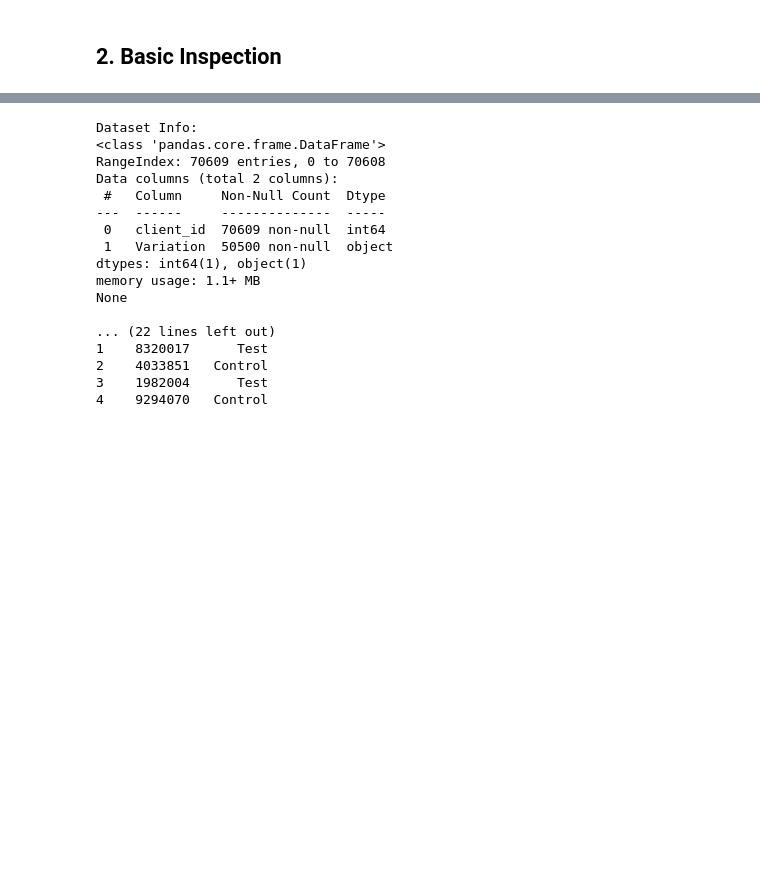
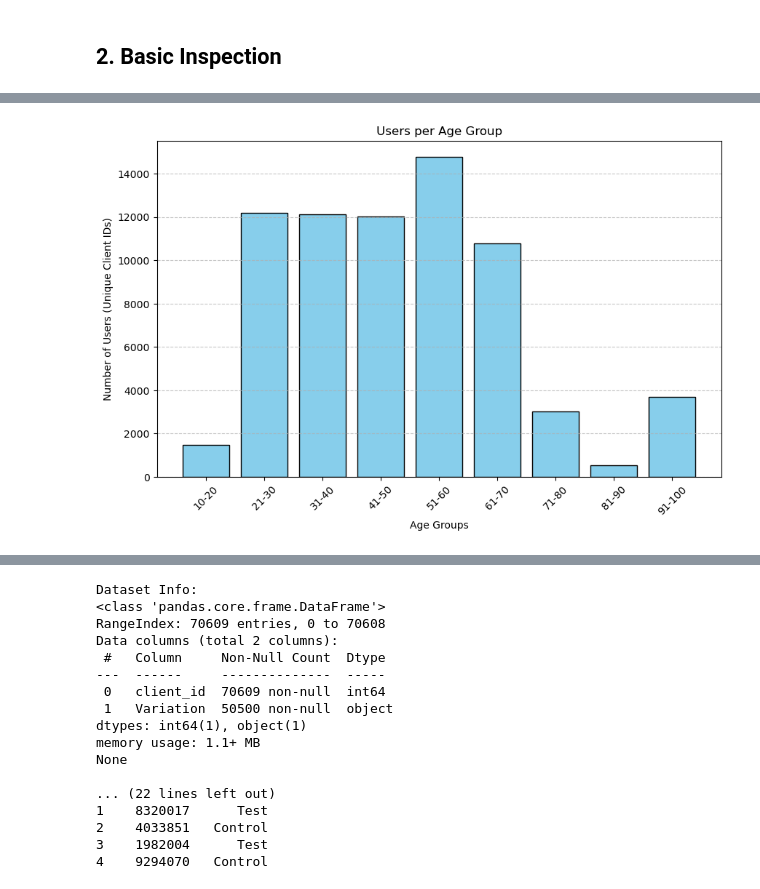
Before and after one commit to mcalabresi90/Project-5---Vanguard, a Jupyter notebook: 2.0 - notebooks/data_wrangling 2.ipynb, the cells around one changed output, grey strips where cells are left out. Drawn from its saved outputs; the diff is of its cells as text; code cells hidden in the pictures; blank space fills up the shorter version.

```diff
--- a/2.0 - notebooks/data_wrangling 2.ipynb
+++ b/2.0 - notebooks/data_wrangling 2.ipynb
@@ -86,0 +101,25 @@ Data columns (total 9 columns):
+# %%
+df_final_demo["clnt_age"] = pd.to_numeric(df_final_demo["clnt_age"], errors="coerce")
+# %%
+def categorize_age(age):
+    if 10 <= age <= 20:
+        return "10-20"
+    elif 21 <= age <= 30:
+        return "21-30"
+    elif 31 <= age <= 40:
+        return "31-40"
+    elif 41 <= age <= 50:
+        return "41-50"
+    elif 51 <= age <= 60:
+        return "51-60"
+    elif 61 <= age <= 70:
+        return "61-70"
+    elif 71 <= age <= 80:
+        return "71-80"
+    elif 81 <= age <= 90:
+        return "81-90"
+    else:
+        return "91-100"
+
+
+df_final_demo["age_group"] = df_final_demo["clnt_age"].apply(categorize_age)
@@ -86,0 +140,16 @@ Data columns (total 9 columns):
+# %%
+import matplotlib.pyplot as plt
+
+age_group_counts = df_final_demo.groupby("age_group")["client_id"].nunique().sort_index()
+
+
+plt.figure(figsize=(10, 6))
+plt.bar(age_group_counts.index, age_group_counts.values, color='skyblue', edgecolor='black')
+plt.xlabel("Age Groups")
+plt.ylabel("Number of Users (Unique Client IDs)")
+plt.title("Users per Age Group")
+plt.xticks(rotation=45)
+plt.grid(axis="y", linestyle="--", alpha=0.7)
+plt.show()
+# %% [output]
+[figure, added]
```
Also changed, not shown: parts of 8 cells of this notebook.
